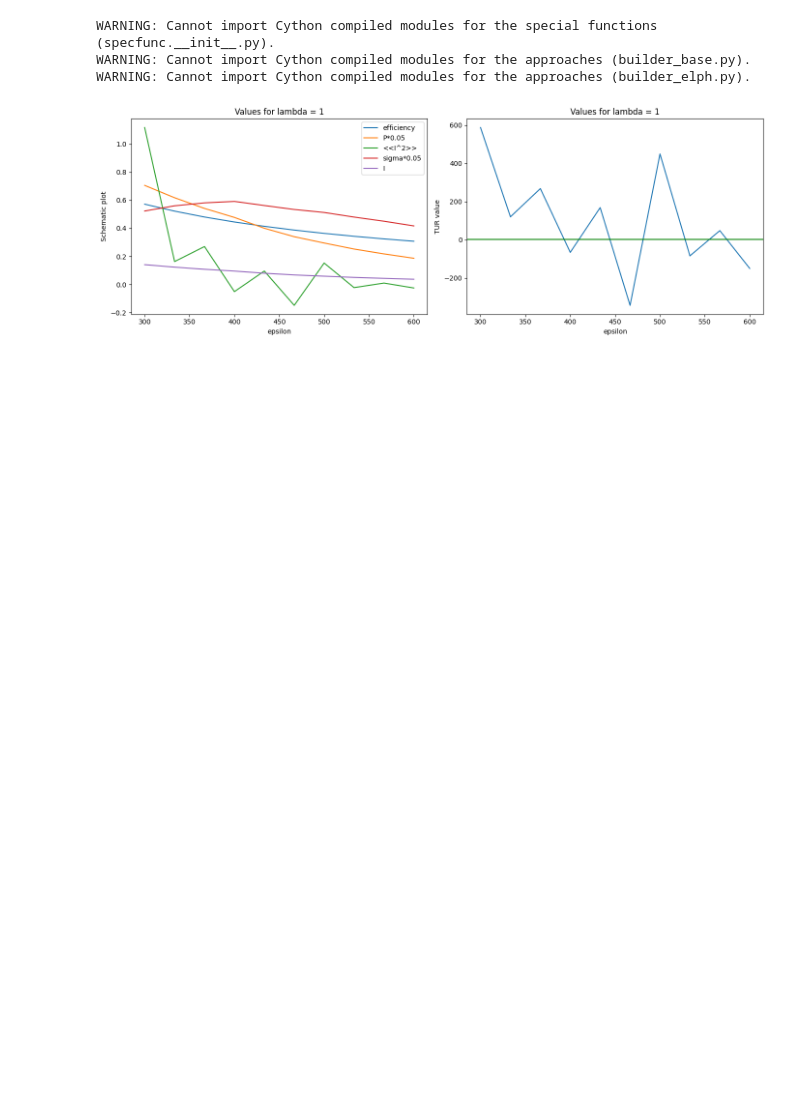
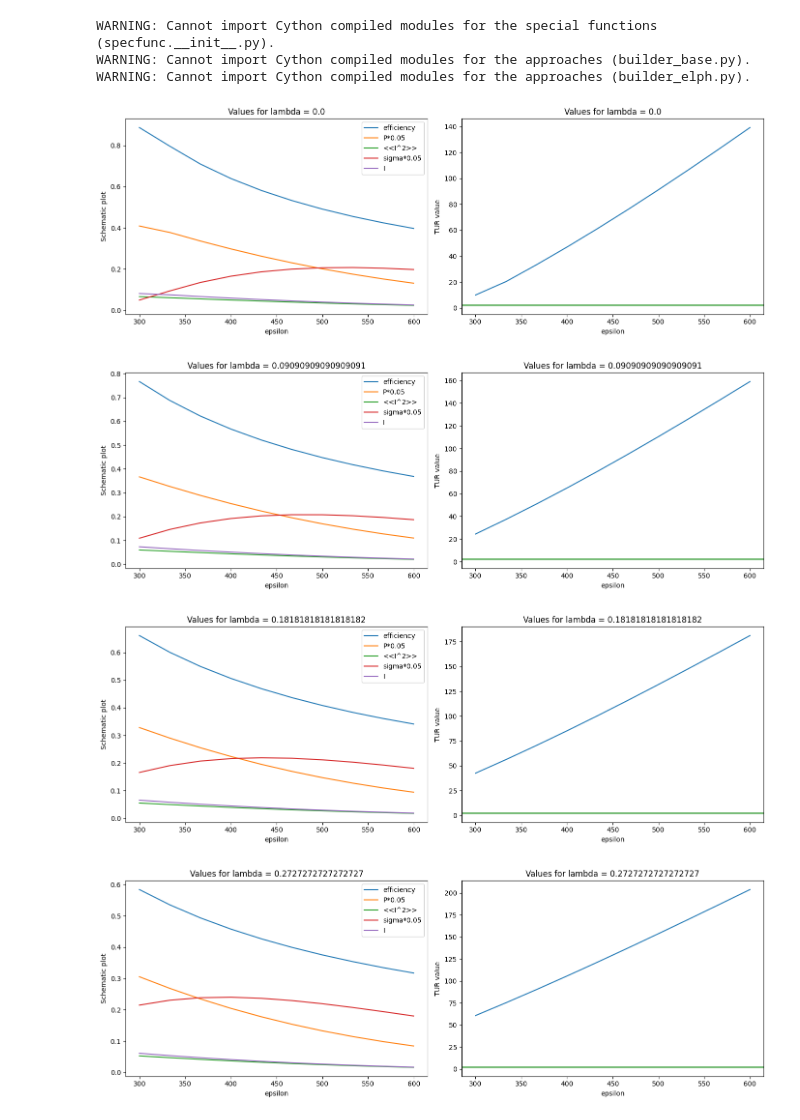
Before and after one commit to myIntSet/thermoelectrics, a Jupyter notebook: interpolation_qmeq.ipynb, the cells around one changed output. Drawn from its saved outputs; the diff is of its cells as text; code cells hidden in the pictures; blank space fills up the shorter version.

Commit message:
plot all lambdas

```diff
--- a/interpolation_qmeq.ipynb
+++ b/interpolation_qmeq.ipynb
@@ -40,15 +40,20 @@ I = np.zeros((len(lamdas),len(epsilons)))
 I_var = np.zeros((len(lamdas),len(epsilons)))
 J_QH = np.zeros((len(lamdas),len(epsilons)))
 
-system = qmeq.Builder(nsingle=n, coulomb=U, nleads=nleads,
-                        mulst=mulst, tlst=tlst, dband=1e4, countingleads=[0,1], kerntype='pyLindblad')
+#system = qmeq.Builder(nsingle=n, coulomb=U, nleads=nleads,
+                        #mulst=mulst, tlst=tlst, dband=1e4, countingleads=[0,1], kerntype='pyLindblad')
 
 
 for l_idx, lmda in enumerate(lamdas):
     for e_idx, eps in enumerate(epsilons):
-        system.change(hsingle={(0,0):eps, (1,1):eps, (2,2):eps, (3,3):eps, (0,2):(1-lmda)*omega, (1,3):(1-lmda)*omega})
-        system.change(tleads={(0, 0):tL, (1, 1):tL, (2, 2):tR, (3, 3):tR, (0,2):lmda*tL, (1,3):lmda*tL, (2,0):lmda*tR, (3,1):lmda*tR})
+        #system.change(hsingle={(0,0):eps, (1,1):eps, (2,2):eps, (3,3):eps, (0,2):(1-lmda)*omega, (1,3):(1-lmda)*omega})
+        #system.change(tleads={(0, 0):tL, (1, 1):tL, (2, 2):tR, (3, 3):tR, (0,2):lmda*tL, (1,3):lmda*tL, (2,0):lmda*tR, (3,1):lmda*tR})
+        system = qmeq.Builder(nsingle=n, hsingle={(0,0):eps, (1,1):eps, (2,2):eps, (3,3):eps, (0,2):(1-lmda)*omega, (1,3):(1-lmda)*omega}, coulomb=U, nleads=nleads,
+                        mulst=mulst, tlst=tlst, tleads={(0, 0):tL, (1, 1):tL, (2, 2):tR, (3, 3):tR, (0,2):lmda*tL, (1,3):lmda*tL,
+                        (2,0):lmda*tR, (3,1):lmda*tR}, dband=1e4, countingleads=[0,1], kerntype='pyLindblad')
         system.solve()
+        if system.current_noise[1] < 0:
+            print(system.current_noise[1])
         I[l_idx, e_idx] = system.current_noise[0]
         I_var[l_idx, e_idx] = system.current_noise[1]
         J_QH[l_idx, e_idx] = system.heat_current[0]
@@ -70,25 +75,29 @@ sigma = P*(1/T_COLD)*(eff_carnot-eff)/eff
 TUR = I_var*sigma/(I**2)
 # %%
 #---------plotting----------------------------------
-fig, (ax1, ax2) = plt.subplots(1, 2, figsize=(14, 5))
+for idx, lmda in enumerate(lamdas):
+    fig, (ax1, ax2) = plt.subplots(1, 2, figsize=(14, 5))
 
-ax1.plot(epsilons, eff[-1], label='efficiency')
-ax1.plot(epsilons, 0.05*P[-1], label='P*0.05')
-ax1.plot(epsilons, I_var[-1], label='<<I^2>>')
-ax1.plot(epsilons, 0.05*sigma[-1], label='sigma*0.05')
-ax1.plot(epsilons, I[-1], label='I')
-ax1.set_xlabel('epsilon')
-ax1.set_ylabel('Schematic plot')
-ax1.set_title('Values for lambda = 1')
-ax1.legend()
+    ax1.plot(epsilons, eff[idx], label='efficiency')
+    ax1.plot(epsilons, 0.05*P[idx], label='P*0.05')
+    ax1.plot(epsilons, I_var[idx], label='<<I^2>>')
+    ax1.plot(epsilons, 0.05*sigma[idx], label='sigma*0.05')
+    ax1.plot(epsilons, I[idx], label='I')
+    ax1.set_xlabel('epsilon')
+    ax1.set_ylabel('Schematic plot')
+    ax1.set_title(f'Values for lambda = {lmda}')
+    ax1.legend()
 
-ax2.plot(epsilons, TUR[-1], label='TUR')
-ax2.set_title('Values for lambda = 1')
-ax2.axhline(y=2, color='g', linestyle='-', label= 'Y = 2')
-ax2.set_xlabel('epsilon')
-ax2.set_ylabel('TUR value')
+    ax2.plot(epsilons, TUR[idx], label='TUR')
+    ax2.set_title(f'Values for lambda = {lmda}')
+    ax2.axhline(y=2, color='g', linestyle='-', label= 'Y = 2')
+    ax2.set_xlabel('epsilon')
+    ax2.set_ylabel('TUR value')
 
-plt.tight_layout()  # Adjust layout to prevent overlap
-plt.show()
+    plt.tight_layout()  # Adjust layout to prevent overlap
+    plt.show()
 # %% [output]
-[figure, old version]
+[figure, new version]
+[figure, added]
+[figure, added]
+[figure, added]
```
Also changed, not shown: parts of 3 cells of this notebook.
